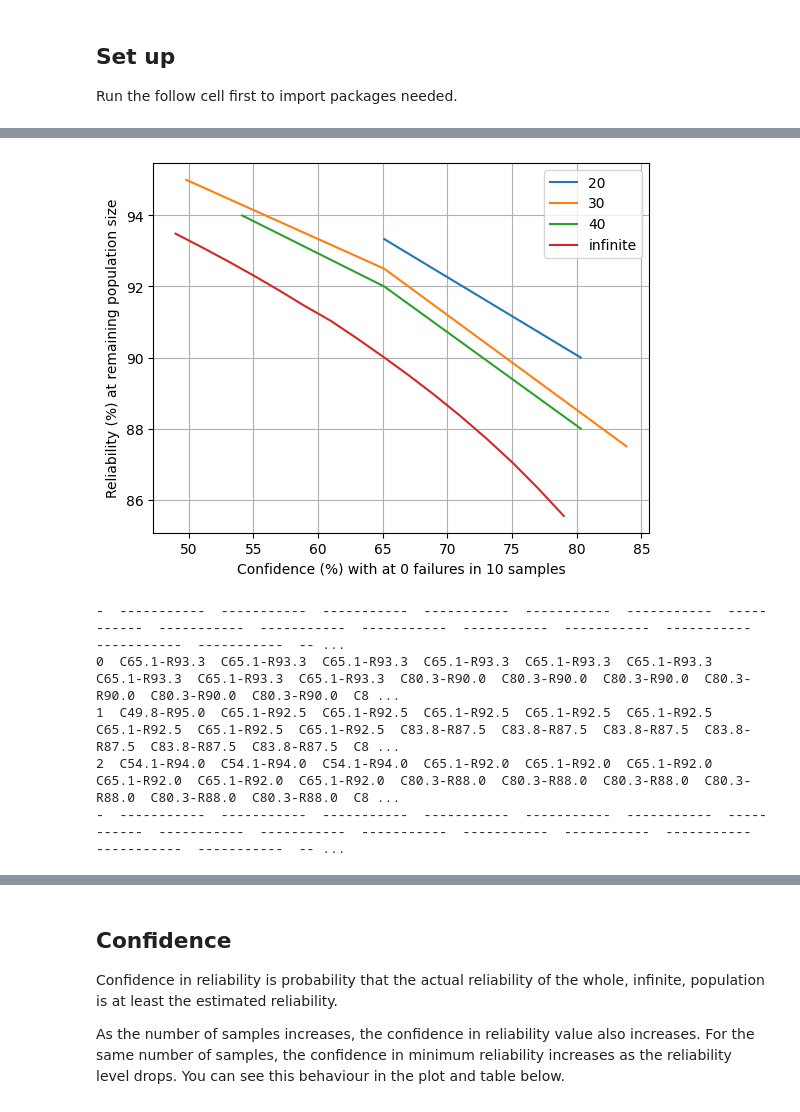
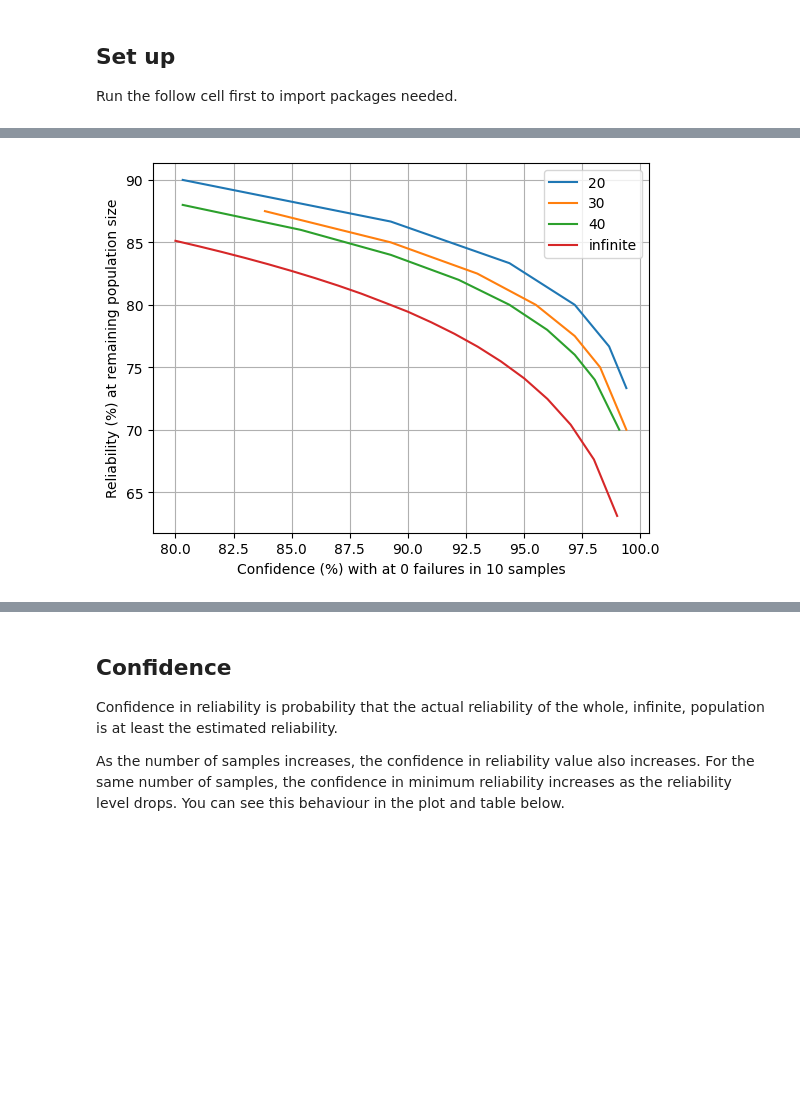
Before and after one commit to sanjaymjoshi/relistats_notebook, a Jupyter notebook: relistats_binomial_finite.ipynb, the cells around one changed output, grey strips where cells are left out. Drawn from its saved outputs; the diff is of its cells as text; code cells hidden in the pictures; blank space fills up the shorter version.

```diff
--- a/relistats_binomial_finite.ipynb
+++ b/relistats_binomial_finite.ipynb
@@ -57,45 +57,34 @@ and table changes.
 n = 10 #@param {type:"integer"}
 f = 0 #@param {type:"integer"}
 m_start = 20 #@param {type:"integer"}
 m_end = 40 #@param {type:"integer"}
 m_step = 10 #@param {type:"integer"}
 
-c_start = 49 #@param {type:"integer"}
-c_end = 79 #@param {type:"integer"}
-c_step = 2 #@param {type:"integer"}
+c_start = 80 #@param {type:"integer"}
+c_end = 99 #@param {type:"integer"}
+c_step = 1 #@param {type:"integer"}
 
 all_m = list(range(m_start, m_end+m_step, m_step))
 all_c = range(c_start, c_end+c_step, c_step)
-
-all_rc = []
 
 for m in all_m:
   rr = []
   cc = []
   for c in all_c:
     r, c2 = reli_fin(n, f, c/100, m)
     cc.append(c2*100)
     rr.append(r*100)
 
   plot_label = m
   plt.plot(cc, rr, label=plot_label)
-  all_rc.append([f"C{c:.1f}-R{r:.1f}" for c, r in zip(cc,rr)])
 
 # Infinite samples
 rr_inf = [reliability(n,f,c/100)*100 for c in all_c]
 plt.plot(all_c, rr_inf, label="infinite")
 plt.ylabel('Reliability (%) at remaining population size')
 plt.xlabel(f'Confidence (%) with at {f} failures in {n} samples')
 plt.legend()
 plt.grid()
 plt.show()
-
-# Doesn't make sense to print table of confidence and reliability in this block
-print(tabulate(all_rc, tablefmt=table_format, floatfmt=".1f", showindex="always"))
 # %% [output]
-[figure, old version]
+[figure, new version]
--  -----------  -----------  -----------  -----------  -----------  -----------  -----------  -----------  -----------  -----------  -----------  -----------  -----------  -----------  -----------  -- ...
-0  C65.1-R93.3  C65.1-R93.3  C65.1-R93.3  C65.1-R93.3  C65.1-R93.3  C65.1-R93.3  C65.1-R93.3  C65.1-R93.3  C65.1-R93.3  C80.3-R90.0  C80.3-R90.0  C80.3-R90.0  C80.3-R90.0  C80.3-R90.0  C80.3-R90.0  C8 ...
-1  C49.8-R95.0  C65.1-R92.5  C65.1-R92.5  C65.1-R92.5  C65.1-R92.5  C65.1-R92.5  C65.1-R92.5  C65.1-R92.5  C65.1-R92.5  C83.8-R87.5  C83.8-R87.5  C83.8-R87.5  C83.8-R87.5  C83.8-R87.5  C83.8-R87.5  C8 ...
-2  C54.1-R94.0  C54.1-R94.0  C54.1-R94.0  C65.1-R92.0  C65.1-R92.0  C65.1-R92.0  C65.1-R92.0  C65.1-R92.0  C65.1-R92.0  C80.3-R88.0  C80.3-R88.0  C80.3-R88.0  C80.3-R88.0  C80.3-R88.0  C80.3-R88.0  C8 ...
--  -----------  -----------  -----------  -----------  -----------  -----------  -----------  -----------  -----------  -----------  -----------  -----------  -----------  -----------  -----------  -- ...
```
Also changed, not shown: parts of 3 cells of this notebook.
